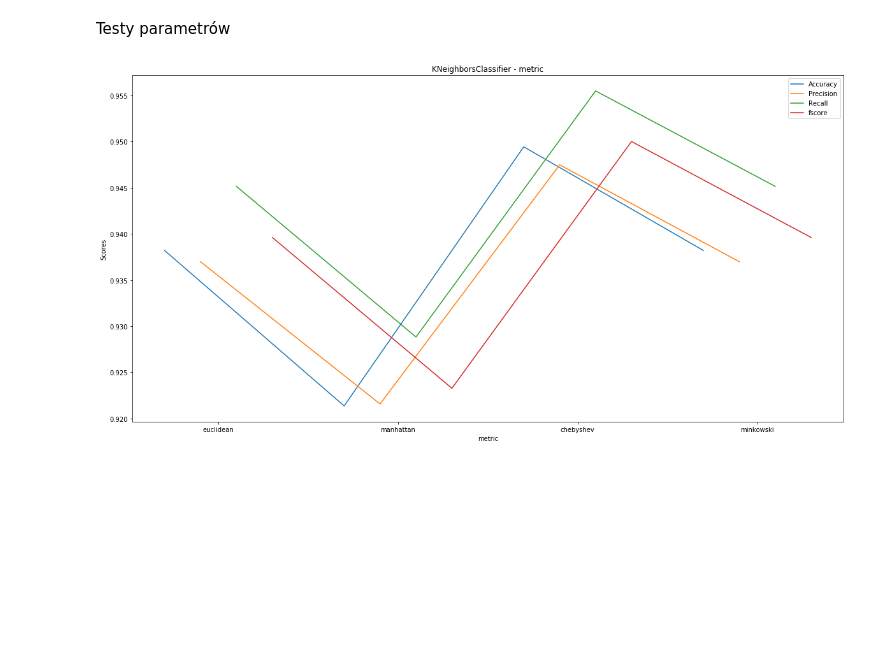
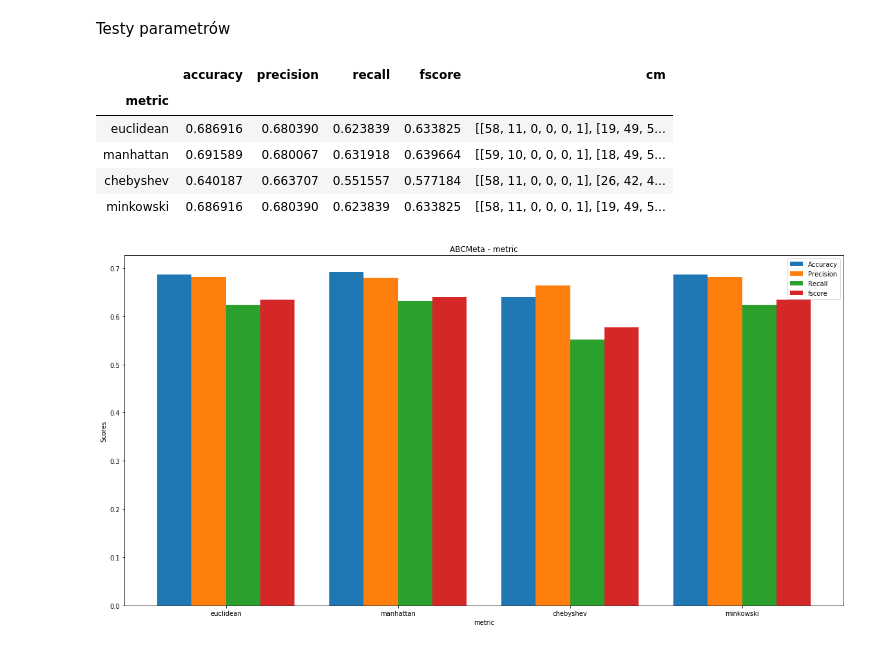
Before and after one commit to xenteros/data-science-training, a Jupyter notebook: knn.ipynb, the cells around one changed output. Saved outputs shown, nothing was run; the diff lists cells and outputs as text; code cells hidden in the pictures; blank space fills up the shorter version.

```diff
--- a/knn.ipynb
+++ b/knn.ipynb
@@ -268,0 +280,6 @@ X_train, X_test, y_train, y_test = train_test_split(X.iloc[:, :-1], y, stratify=
+# %%
+X, y, classes = prepare_dataset('glass')
+X_standard = X.copy()
+standard = StandardScaler().fit_transform(X)
+X_standard[:] = standard
+X_standard.head()
@@ -268,0 +294,4 @@ X_train, X_test, y_train, y_test = train_test_split(X.iloc[:, :-1], y, stratify=
+# %%
+metrics, cm = cross_validate(KNeighborsClassifier, StratifiedKFold(9), X_standard, y)
+print_results(metrics, 'KNN-glass-standard')
+plot_cm(cm, classes)
@@ -327,14 +368,11 @@ Results for KNN + CV
 def cross_validate(classifier, kfold, X, y, params=None, talk=True):
     if params is None:
         params = {}
-    if classifier.__class__.__name__ == 'ABCMeta':
-        clf = classifier(**params)
-    else:
-        clf = classifier
     predicted = []
     target = []
 
     for train_index, test_index in kfold.split(X, y):
+        clf = classifier(**params)
         X_train, X_test = X.iloc[train_index], X.iloc[test_index]
         y_train, y_test = y.iloc[train_index], y.iloc[test_index]
         clf.fit(X=X_train, y=y_train)
@@ -406,7 +444,7 @@ def test_params(X, y, classifier, classifier_param, classifier_const_params=None
             'cm': []}
     for index, value in enumerate(list(classifier_param.values())[0]):
         kwargs = {param: value}
-        clf = classifier(**kwargs, **classifier_const_params)
+        clf = classifier
         (accuracy,
          precision,
          recall,
@@ -415,7 +453,7 @@ def test_params(X, y, classifier, classifier_param, classifier_const_params=None
          total), cm = cross_validate(clf,
                                      kfold,
                                      X, y,
-                                     talk=False)
+                                     talk=False, params={**kwargs, **classifier_const_params})
         data[param].append(value)
         data['accuracy'].append(accuracy)
         data['precision'].append(precision)
@@ -428,6 +466,13 @@ def test_params(X, y, classifier, classifier_param, classifier_const_params=None
 # %%
 ax, results = test_params(X, y, KNeighborsClassifier, {'metric': ['euclidean', 'manhattan', 'chebyshev', 'minkowski']},
                          {'n_neighbors': 3})
+results
 # %% [output]
+|  | accuracy | precision | recall | fscore | cm |
+| metric |  |  |  |  |  |
+| euclidean | 0.686916 | 0.680390 | 0.623839 | 0.633825 | [[58, 11, 0, 0, 0, 1], [19, 49, 5... |
+| manhattan | 0.691589 | 0.680067 | 0.631918 | 0.639664 | [[59, 10, 0, 0, 0, 1], [18, 49, 5... |
+| chebyshev | 0.640187 | 0.663707 | 0.551557 | 0.577184 | [[58, 11, 0, 0, 0, 1], [26, 42, 4... |
+| minkowski | 0.686916 | 0.680390 | 0.623839 | 0.633825 | [[58, 11, 0, 0, 0, 1], [19, 49, 5... |
-[figure, old version]
+[figure, new version]
 # %%
```
Also changed, not shown: parts of 42 cells of this notebook, 1 other file.
